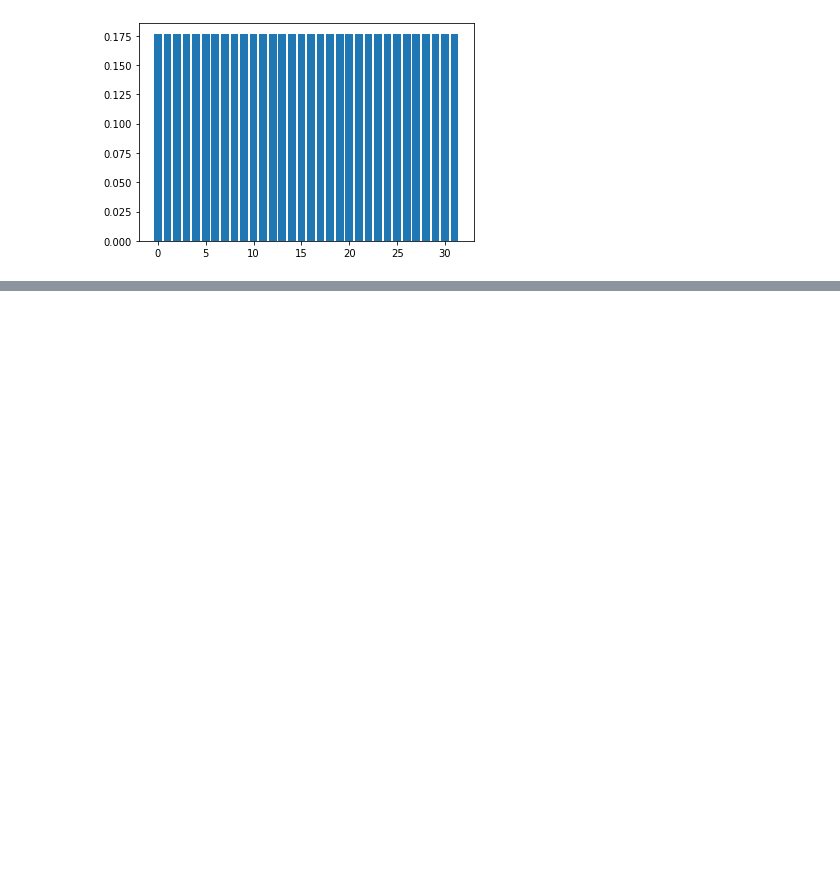
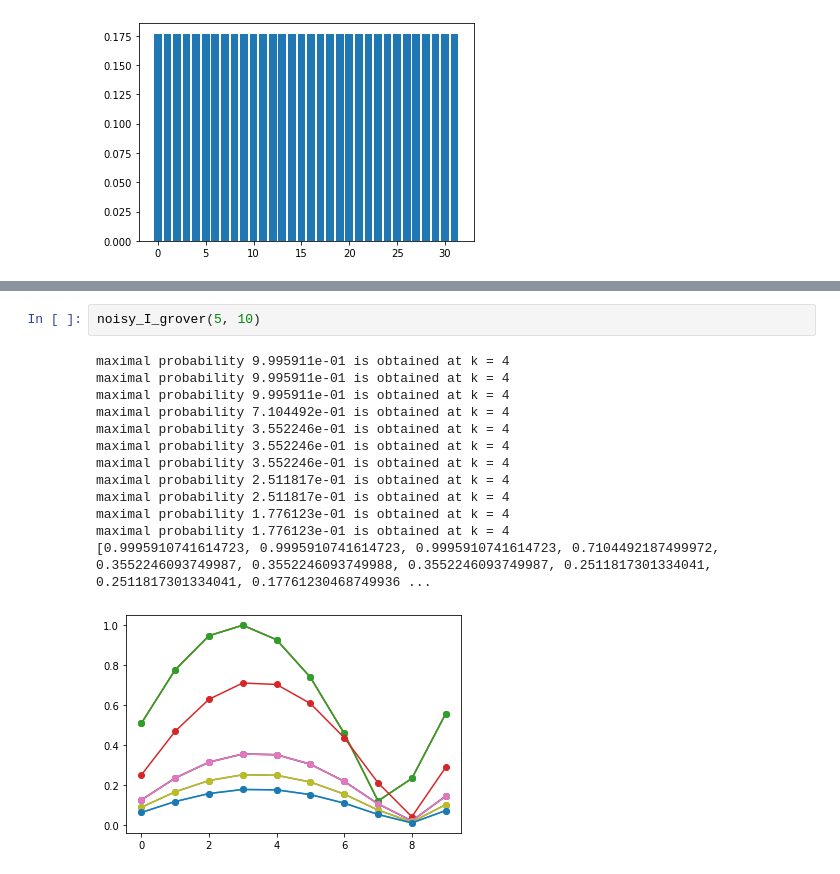
Before and after one commit to KaitoMuraoka/BasicQuantumAlgorithm, a Jupyter notebook: main/First.ipynb, the cells around one changed output, grey strips where cells are left out. Drawn from its saved outputs; the diff is of its cells as text; blank space fills up the shorter version.

```diff
--- a/main/First.ipynb
+++ b/main/First.ipynb
@@ -432,3 +459,19 @@ maximal probability 1.776123e-01 is obtained at k = 4
+# %%
+noisy_I_grover(5, 10)
+# %% [output]
+maximal probability 9.995911e-01 is obtained at k = 4
+maximal probability 9.995911e-01 is obtained at k = 4
+maximal probability 9.995911e-01 is obtained at k = 4
+maximal probability 7.104492e-01 is obtained at k = 4
+maximal probability 3.552246e-01 is obtained at k = 4
+maximal probability 3.552246e-01 is obtained at k = 4
+maximal probability 3.552246e-01 is obtained at k = 4
+maximal probability 2.511817e-01 is obtained at k = 4
+maximal probability 2.511817e-01 is obtained at k = 4
+maximal probability 1.776123e-01 is obtained at k = 4
+maximal probability 1.776123e-01 is obtained at k = 4
+[0.9995910741614723, 0.9995910741614723, 0.9995910741614723, 0.7104492187499972, 0.3552246093749987, 0.3552246093749988, 0.3552246093749987, 0.2511817301334041, 0.2511817301334041, 0.17761230468749936 ...
+[figure, added]
 # %%
 print(max_result)
 plt.plot(max_result)
```
Also changed, not shown: parts of 17 cells of this notebook.
